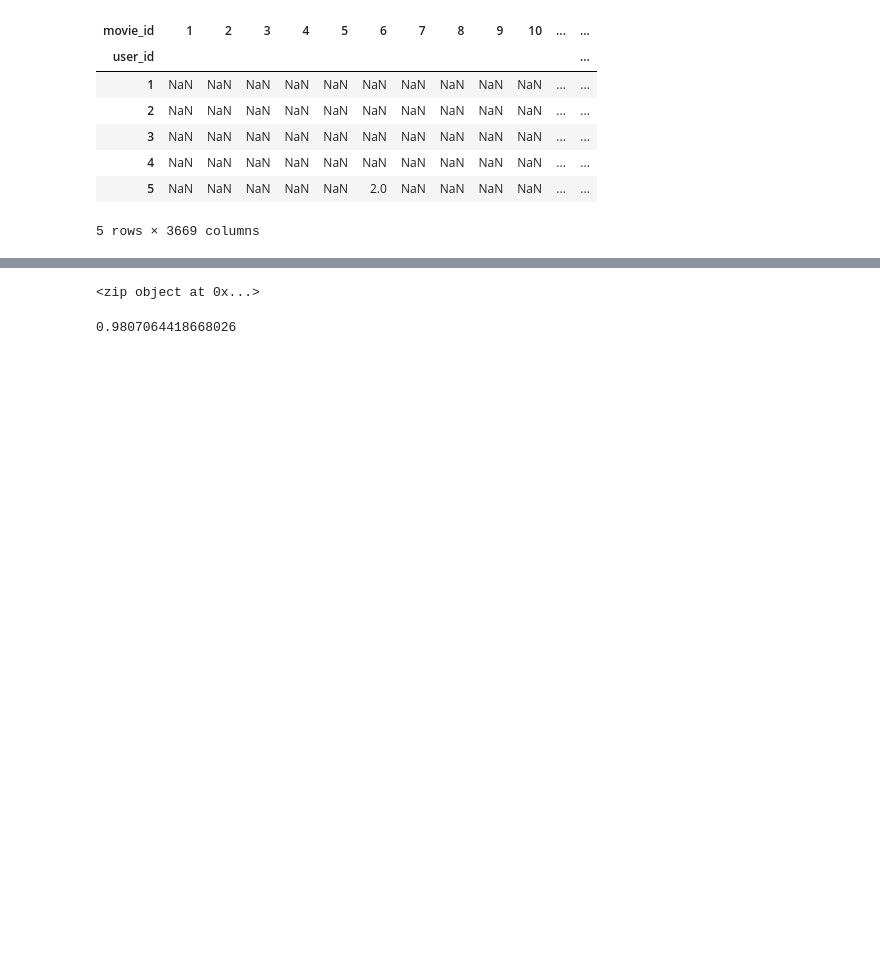
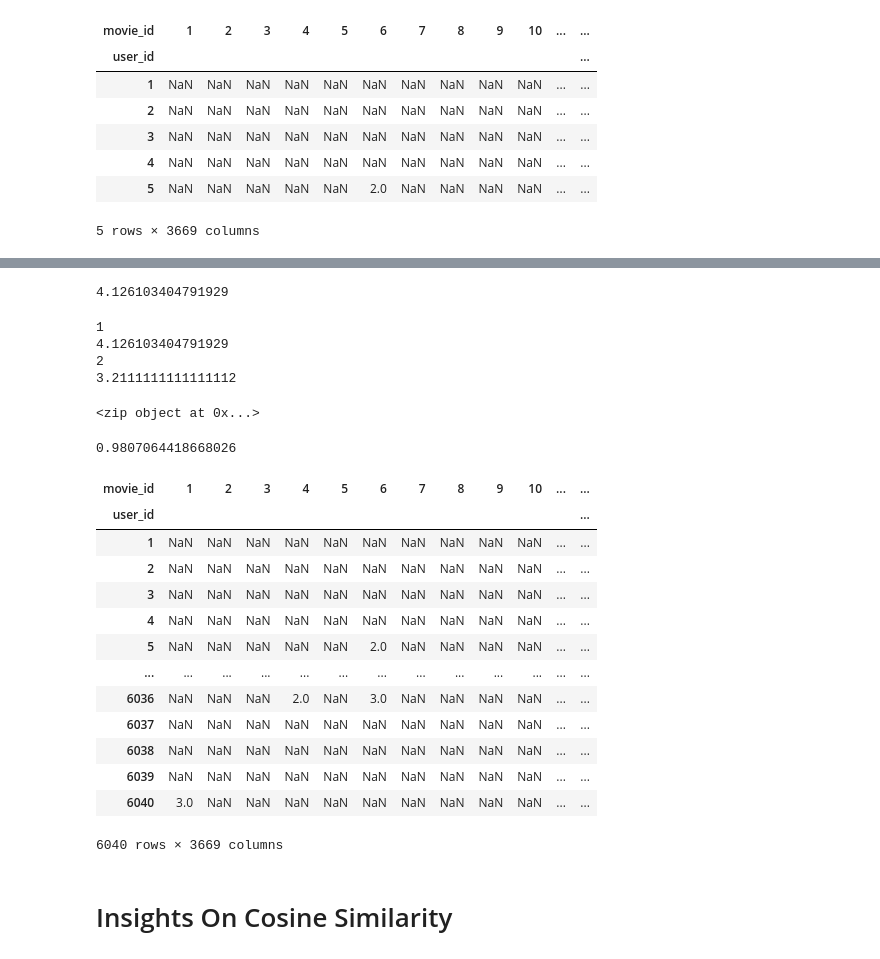
Before and after one commit to destelio/machine_learning_algos, a Jupyter notebook: Best Practices Recommended Systems Collaborating Filtering.ipynb, the cells around one changed output, grey strips where cells are left out. Cells and saved outputs as stored; diff of their text form; code cells hidden in the pictures; blank space fills up the shorter version.

Commit message:
Update Best Practices Recommended Systems WorkBook - Cosine Similarity

```diff
--- a/Best Practices Recommended Systems Collaborating Filtering.ipynb
+++ b/Best Practices Recommended Systems Collaborating Filtering.ipynb
@@ -139,9 +249,41 @@ def cf_user_mean(user_id, movie_id):
         mean_rating = 3.0
 
     return mean_rating
+# %%
+r_matrix[1].mean()
+# %% [output]
+4.126103404791929
+# %%
+for i in range(1,3):
+    print(i)
+    print(r_matrix[i].mean())
+# %% [output]
+1
+4.126103404791929
+2
+3.2111111111111112
 # %%
 #Compute RMSE for the Mean model
 score(cf_user_mean)
 # %% [output]
 <zip object at 0x...>
 0.9807064418668026
+# %%
+r_matrix
+# %% [output]
+| movie_id | 1 | 2 | 3 | 4 | 5 | 6 | 7 | 8 | 9 | 10 | ... | ... |
+| user_id |  |  |  |  |  |  |  |  |  |  |  | ... |
+| 1 | NaN | NaN | NaN | NaN | NaN | NaN | NaN | NaN | NaN | NaN | ... | ... |
+| 2 | NaN | NaN | NaN | NaN | NaN | NaN | NaN | NaN | NaN | NaN | ... | ... |
+| 3 | NaN | NaN | NaN | NaN | NaN | NaN | NaN | NaN | NaN | NaN | ... | ... |
+| 4 | NaN | NaN | NaN | NaN | NaN | NaN | NaN | NaN | NaN | NaN | ... | ... |
+| 5 | NaN | NaN | NaN | NaN | NaN | 2.0 | NaN | NaN | NaN | NaN | ... | ... |
+| ... | ... | ... | ... | ... | ... | ... | ... | ... | ... | ... | ... | ... |
+| 6036 | NaN | NaN | NaN | 2.0 | NaN | 3.0 | NaN | NaN | NaN | NaN | ... | ... |
+| 6037 | NaN | NaN | NaN | NaN | NaN | NaN | NaN | NaN | NaN | NaN | ... | ... |
+| 6038 | NaN | NaN | NaN | NaN | NaN | NaN | NaN | NaN | NaN | NaN | ... | ... |
+| 6039 | NaN | NaN | NaN | NaN | NaN | NaN | NaN | NaN | NaN | NaN | ... | ... |
+| 6040 | 3.0 | NaN | NaN | NaN | NaN | NaN | NaN | NaN | NaN | NaN | ... | ... |
+6040 rows × 3669 columns
+# %% [markdown]
+# Insights On Cosine Similarity
```
Also changed, not shown: parts of 28 cells of this notebook.
